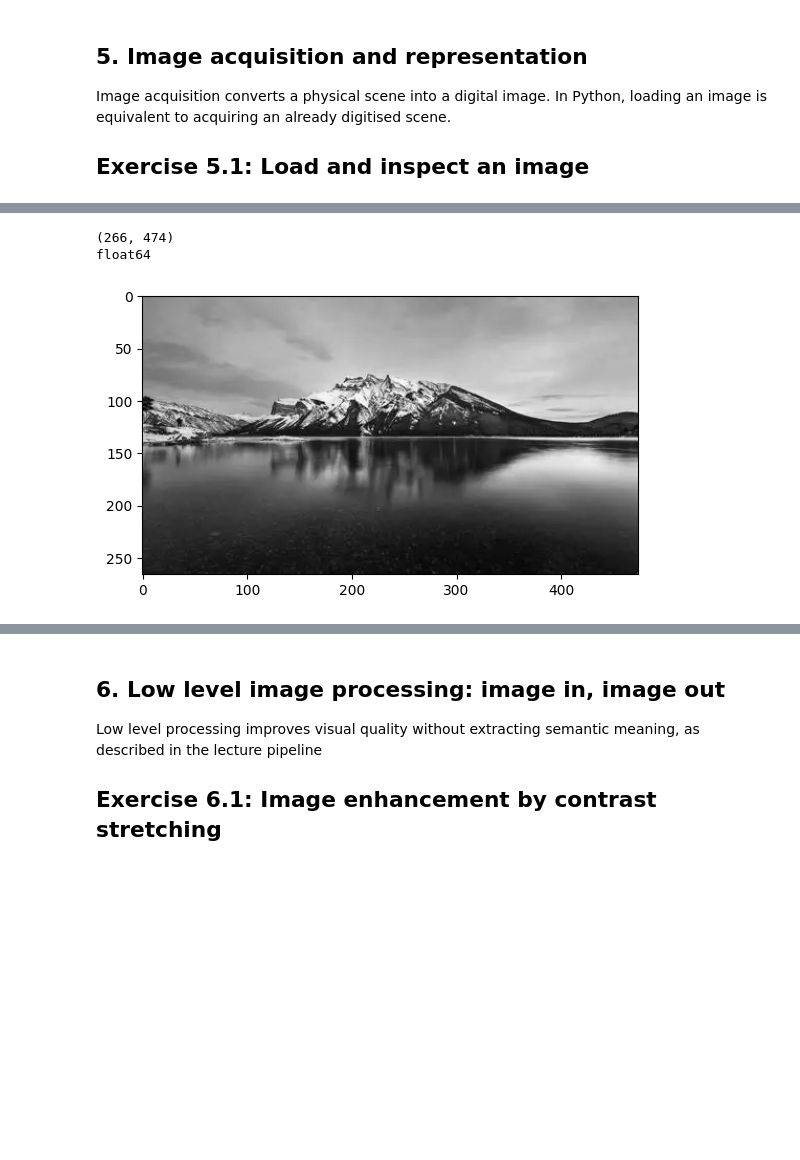
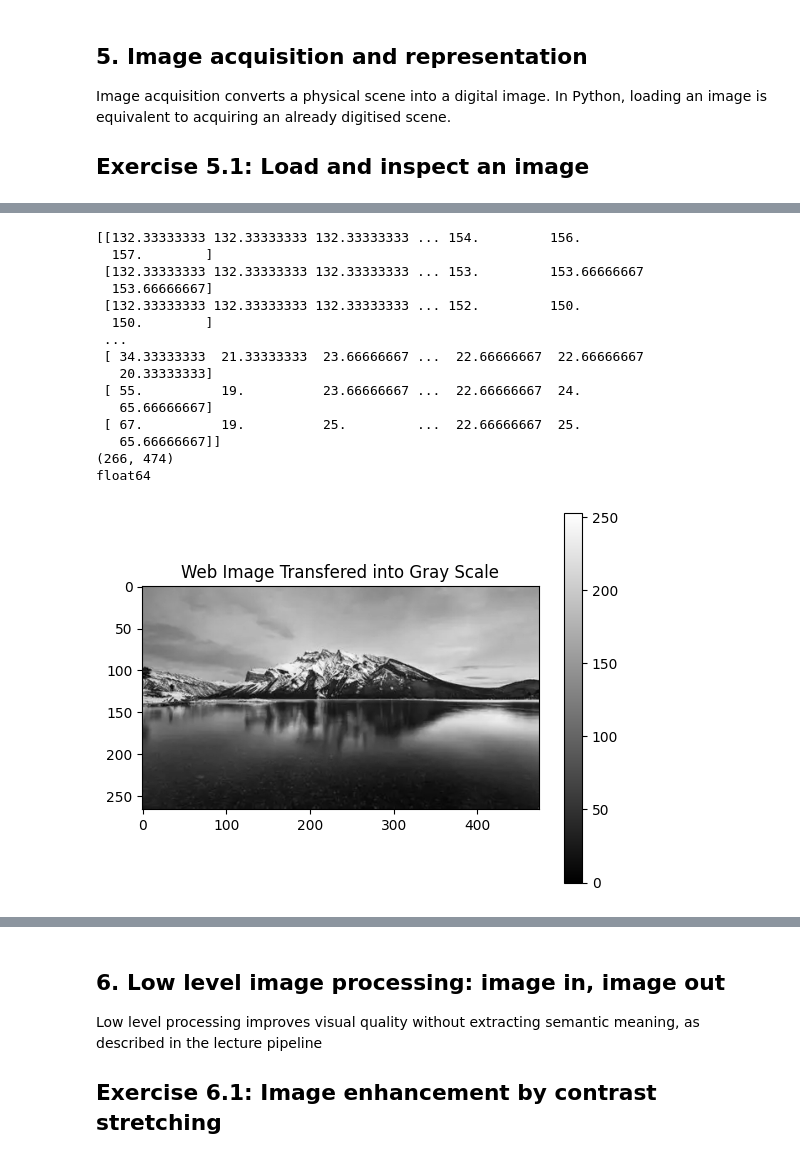
Before and after one commit to BashayrA/Digital-Image-Processing---Labs, a Jupyter notebook: AI342Lab1.ipynb, the cells around one changed output, grey strips where cells are left out. Cells and saved outputs as stored; diff of their text form; code cells hidden in the pictures; blank space fills up the shorter version.

```diff
--- a/AI342Lab1.ipynb
+++ b/AI342Lab1.ipynb
@@ -250,20 +264,45 @@ uint8
 # %%
 # Task
 # Convert the image to grey scale by averaging the colour channels.
+
 # webimage is just an array/matrix
 webimage_grey = webimage
 
-# i take the avg of the RGB of each channel value in the pixel itself
-webimage_grey = webimage_grey.mean(axis=2) # prev. i used 1 and it appeard slim?
+# I take the avg of the RGB of each channel value in the pixel itself
+webimage_grey = webimage_grey.mean(axis=2)
+# prev. I used 1 and it appeard slim?
+
 # so the image is 3d it has height axis 0, width axis 1, and pixel(intensity level) 2
 # that is why the axis=2 !!
 
+
+print(webimage_grey)
+
 print(webimage_grey.shape)
+# (266, 474) -> now the last axis/dim is the gray level so it is only
+# one dimension a bit only carrying the intensity not channels
+
 print(webimage_grey.dtype)
+# numpy.mean is used and ofcourse it returns float64 by default
 
-plt.imshow(webimage_grey, cmap='grey')
+plt.imshow(webimage_grey, cmap='gray')
+plt.title("Web Image Transfered into Gray Scale")
+plt.colorbar()
 plt.show()
 # %% [output]
+[[132.33333333 132.33333333 132.33333333 ... 154.         156.
+  157.        ]
+ [132.33333333 132.33333333 132.33333333 ... 153.         153.66666667
+  153.66666667]
+ [132.33333333 132.33333333 132.33333333 ... 152.         150.
+  150.        ]
+ ...
+ [ 34.33333333  21.33333333  23.66666667 ...  22.66666667  22.66666667
+   20.33333333]
+ [ 55.          19.          23.66666667 ...  22.66666667  24.
+   65.66666667]
+ [ 67.          19.          25.         ...  22.66666667  25.
+   65.66666667]]
 (266, 474)
 float64
-[figure, old version]
+[figure, new version]
```
Also changed, not shown: parts of 3 cells of this notebook, 1 other file.
